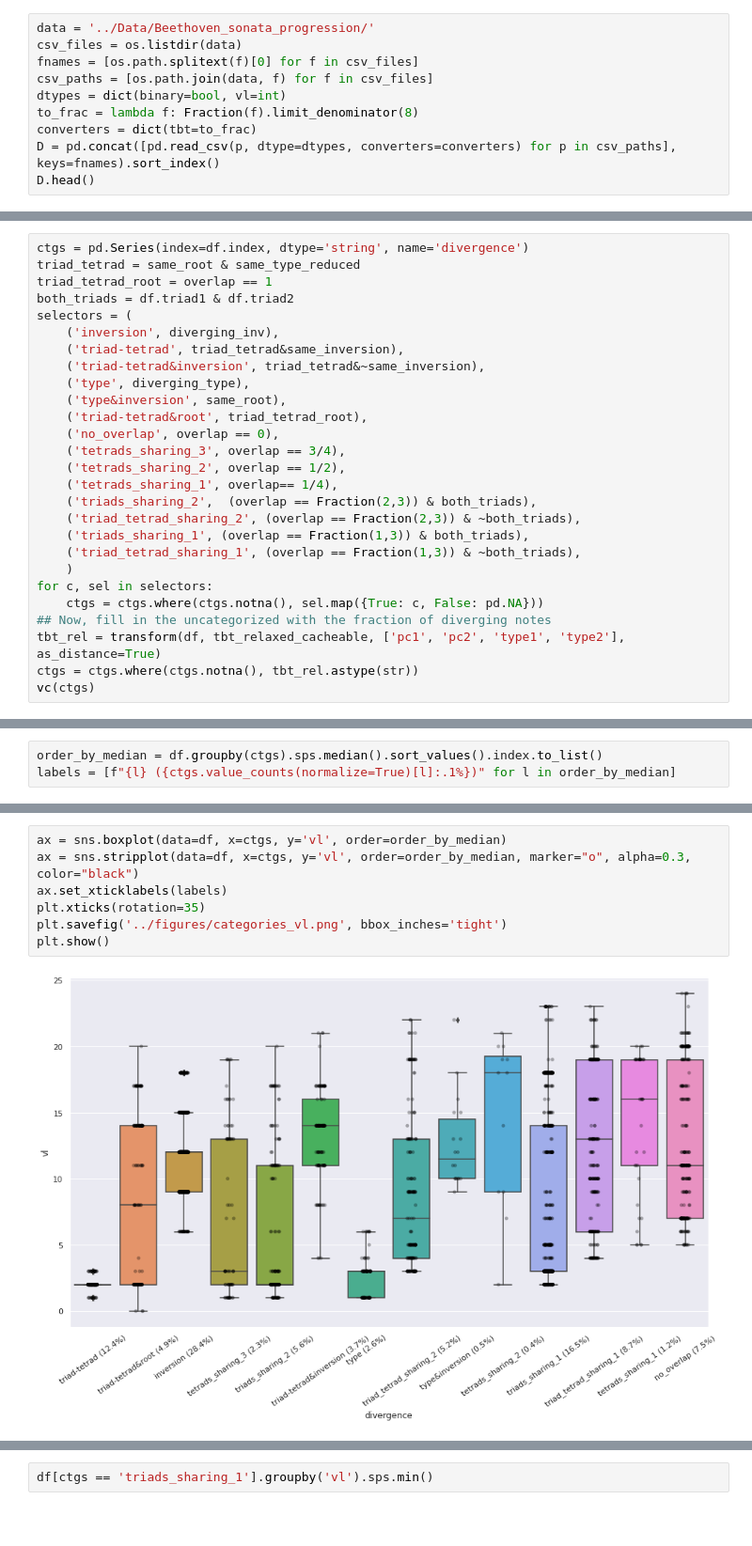
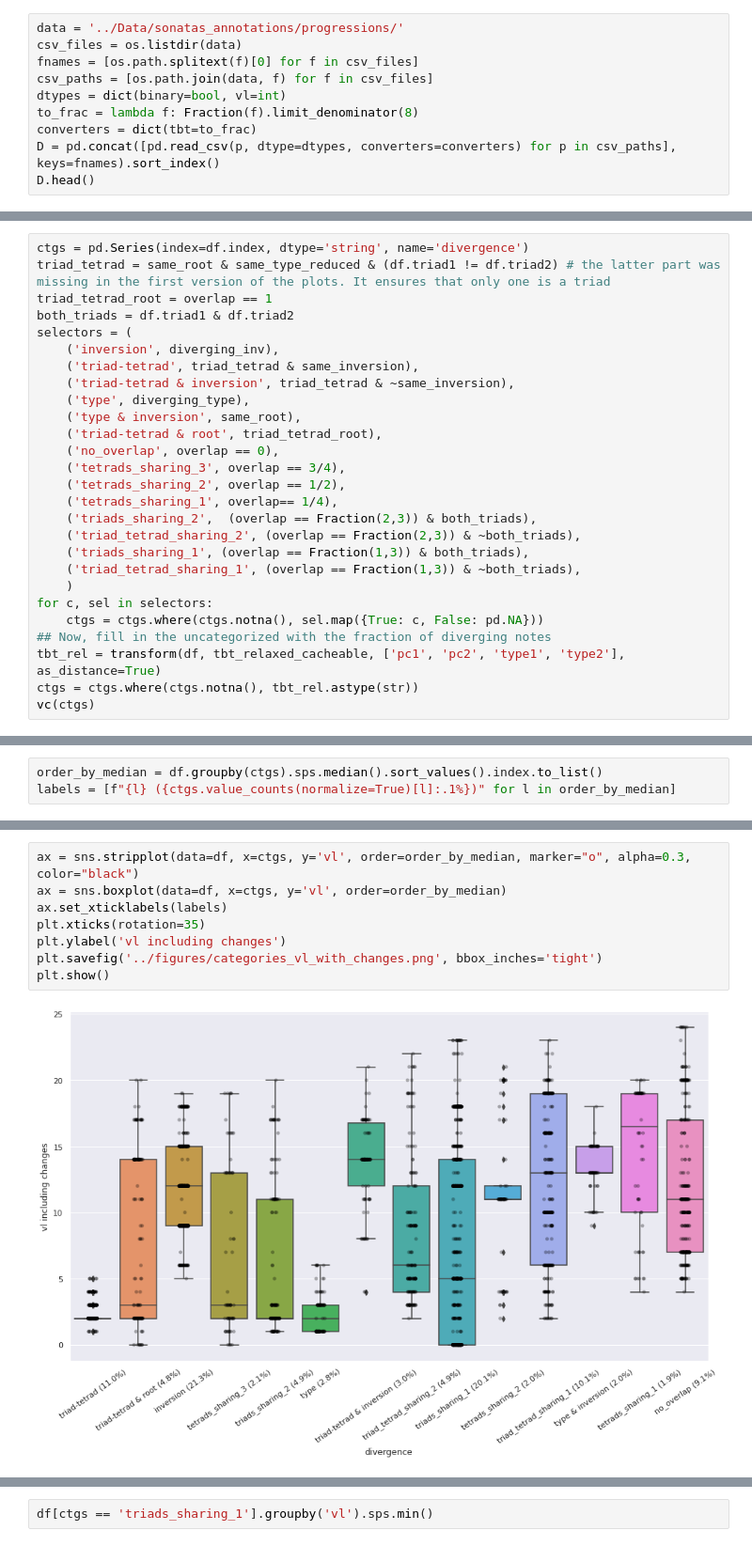
Before and after one commit to DCMLab/chord-eval, a Jupyter notebook: NoteBooks/categorizing_divergences.ipynb, the cells around one changed output, grey strips where cells are left out. Shown at 94% size. Cells and saved outputs as stored; diff of their text form; blank space fills up the shorter version.

```diff
--- a/NoteBooks/categorizing_divergences.ipynb
+++ b/NoteBooks/categorizing_divergences.ipynb
@@ -15,7 +17,7 @@ def vc(S):
     vc = S.value_counts(dropna=False)
     return pd.concat([vc, vc / vc.sum()], axis=1, keys=['counts', 'fraction'])
 # %%
-data = '../Data/Beethoven_sonata_progression/'
+data = '../Data/sonatas_annotations/progressions/'
 csv_files = os.listdir(data)
 fnames = [os.path.splitext(f)[0] for f in csv_files]
 csv_paths = [os.path.join(data, f) for f in csv_files]
@@ -122,16 +124,16 @@ diverging_inv = same_root & same_type
 diverging_type = same_root & same_inversion
 # %%
 ctgs = pd.Series(index=df.index, dtype='string', name='divergence')
-triad_tetrad = same_root & same_type_reduced
+triad_tetrad = same_root & same_type_reduced & (df.triad1 != df.triad2) # the latter part was missing in the first version of the plots. It ensures that only one is a triad
 triad_tetrad_root = overlap == 1
 both_triads = df.triad1 & df.triad2
 selectors = (
     ('inversion', diverging_inv),
-    ('triad-tetrad', triad_tetrad&same_inversion),
-    ('triad-tetrad&inversion', triad_tetrad&~same_inversion),
+    ('triad-tetrad', triad_tetrad & same_inversion),
+    ('triad-tetrad & inversion', triad_tetrad & ~same_inversion),
     ('type', diverging_type),
-    ('type&inversion', same_root),
-    ('triad-tetrad&root', triad_tetrad_root),
+    ('type & inversion', same_root),
+    ('triad-tetrad & root', triad_tetrad_root),
     ('no_overlap', overlap == 0),
     ('tetrads_sharing_3', overlap == 3/4),
     ('tetrads_sharing_2', overlap == 1/2),
@@ -191,9 +195,10 @@ plt.show()
 # %%
+ax = sns.stripplot(data=df, x=ctgs, y='vl', order=order_by_median, marker="o", alpha=0.3, color="black")
 ax = sns.boxplot(data=df, x=ctgs, y='vl', order=order_by_median)
-ax = sns.stripplot(data=df, x=ctgs, y='vl', order=order_by_median, marker="o", alpha=0.3, color="black")
 ax.set_xticklabels(labels)
 plt.xticks(rotation=35)
-plt.savefig('../figures/categories_vl.png', bbox_inches='tight')
+plt.ylabel('vl including changes')
+plt.savefig('../figures/categories_vl_with_changes.png', bbox_inches='tight')
 plt.show()
 # %% [output]
-[figure, old version]
+[figure, new version]
```
Also changed, not shown: parts of 20 cells of this notebook, 4 other files.
